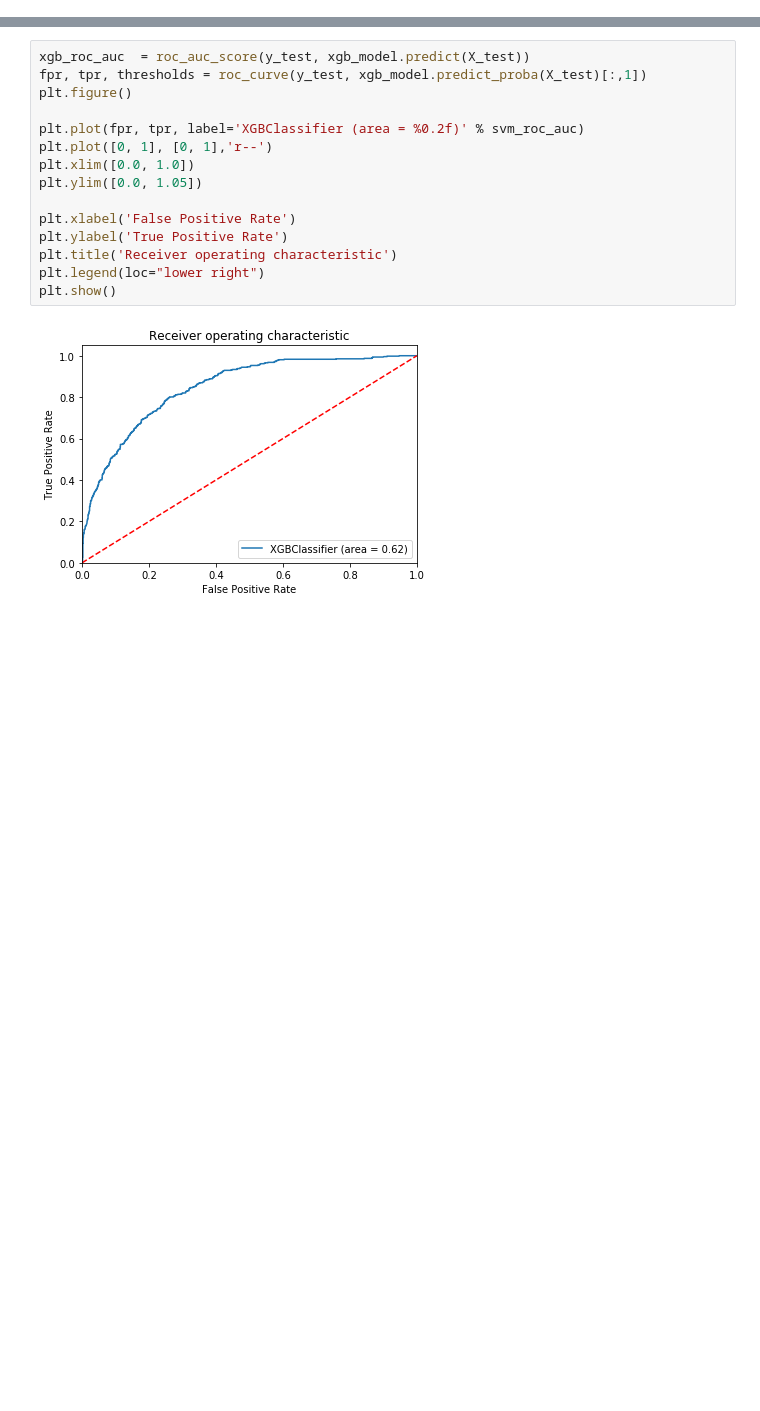
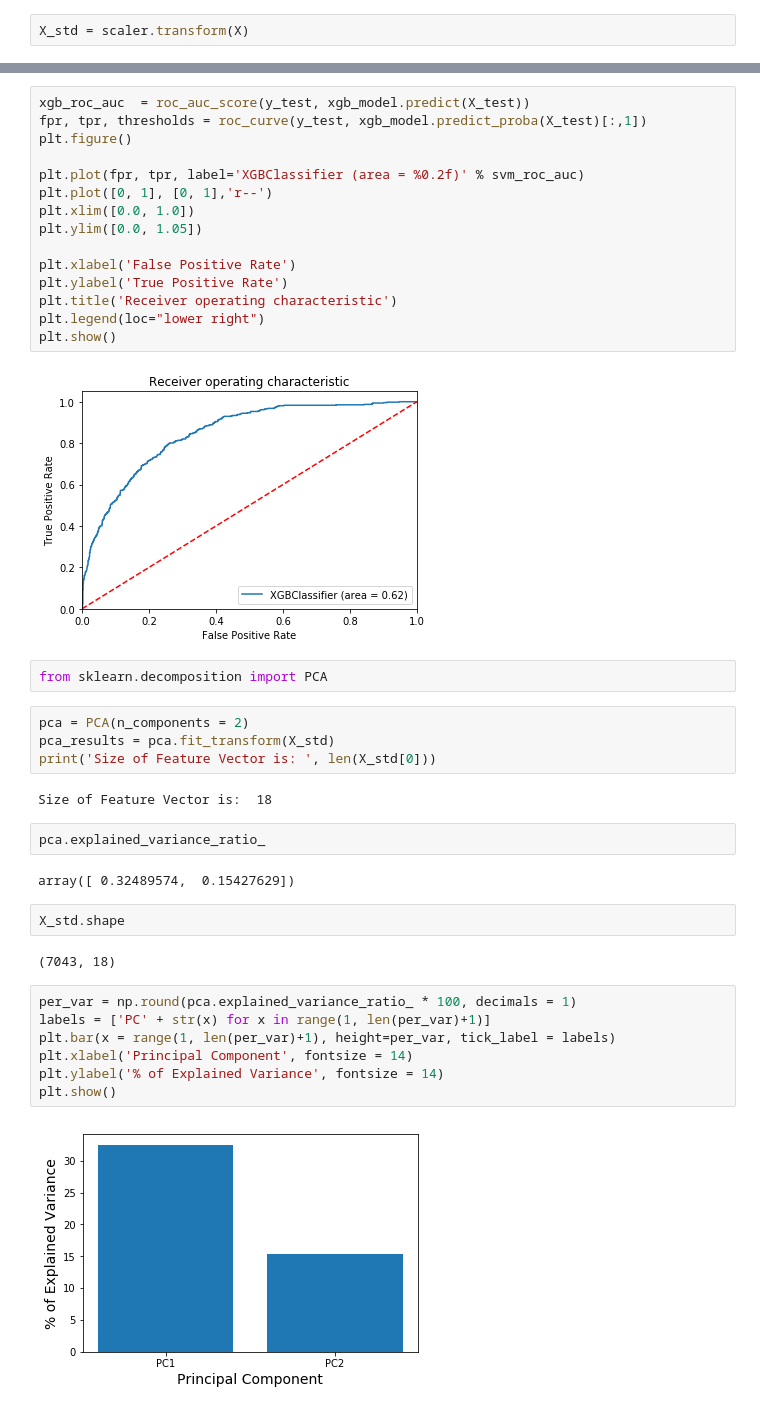
Before and after one commit to grantaguinaldo/mlnd-capstone, a Jupyter notebook: working/mlnd-capstone.ipynb, the cells around one changed output, grey strips where cells are left out. Drawn from its saved outputs; the diff is of its cells as text; blank space fills up the shorter version.

```diff
--- a/working/mlnd-capstone.ipynb
+++ b/working/mlnd-capstone.ipynb
@@ -576,6 +576,8 @@ X_test_std = scaler.transform(X_test)
 print(scaler)
 # %% [output]
 StandardScaler(copy=True, with_mean=True, with_std=True)
+# %%
+X_std = scaler.transform(X)
 # %%
 print("Shape of X_train: {}".format(X_train.shape))
 print("Shape of X_test: {}".format(X_test.shape))
@@ -905,3 +909,28 @@ plt.legend(loc="lower right")
 plt.show()
 # %% [output]
 [figure]
+# %%
+from sklearn.decomposition import PCA
+# %%
+pca = PCA(n_components = 2)
+pca_results = pca.fit_transform(X_std)
+print('Size of Feature Vector is: ', len(X_std[0]))
+# %% [output]
+Size of Feature Vector is:  18
+# %%
+pca.explained_variance_ratio_
+# %% [output]
+array([ 0.32489574,  0.15427629])
+# %%
+X_std.shape
+# %% [output]
+(7043, 18)
+# %%
+per_var = np.round(pca.explained_variance_ratio_ * 100, decimals = 1)
+labels = ['PC' + str(x) for x in range(1, len(per_var)+1)]
+plt.bar(x = range(1, len(per_var)+1), height=per_var, tick_label = labels)
+plt.xlabel('Principal Component', fontsize = 14)
+plt.ylabel('% of Explained Variance', fontsize = 14)
+plt.show()
+# %% [output]
+[figure, added]
```
Also changed, not shown: parts of 15 cells of this notebook.
